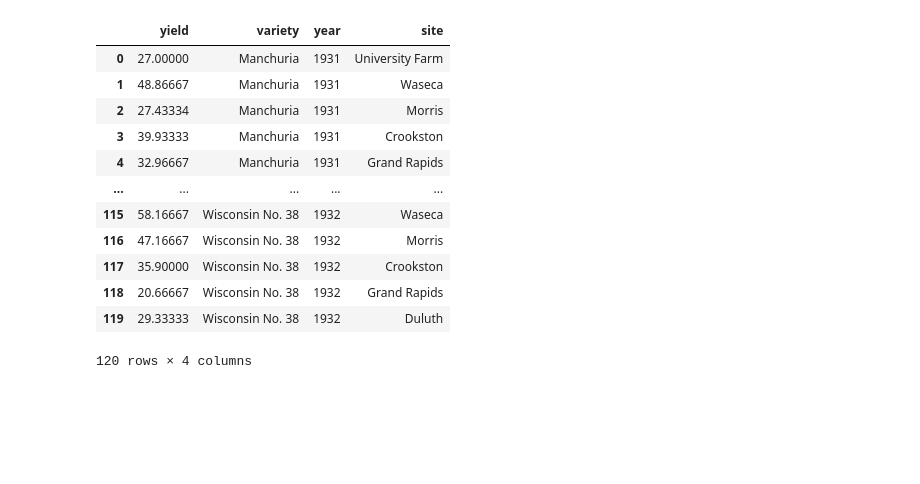
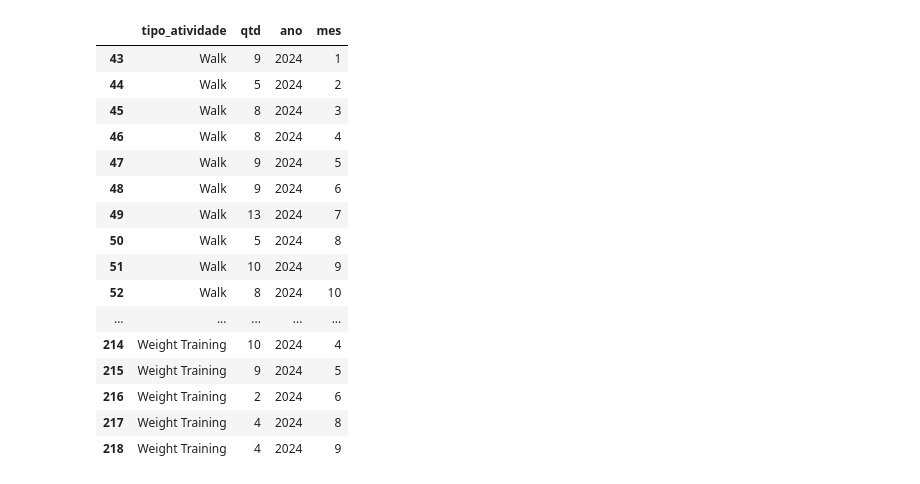
Before and after one commit to Bergolito/atividades-strava-bergson, a Jupyter notebook: painel_strava_teste_graficos.ipynb, the cells around one changed output. Drawn from its saved outputs; the diff is of its cells as text; code cells hidden in the pictures; blank space fills up the shorter version.

```diff
--- a/painel_strava_teste_graficos.ipynb
+++ b/painel_strava_teste_graficos.ipynb
@@ -103,22 +101,26 @@ alt.Chart(source).mark_bar().encode(
 # %% [output]
 [interactive output not drawn]
 # %%
-import altair as alt
-from vega_datasets import data
+df_teste = pd.read_csv('datasets/gerais/atividades_geral_por_tipo_ano_mes.csv', sep=',', encoding="ISO-8859-1")
+df_teste
 
-source = data.barley()
-source
+df_filtrado = df_teste[(df_teste['ano'] == 2024)]
+df_filtrado
 # %% [output]
-|  | yield | variety | year | site |
-| 0 | 27.00000 | Manchuria | 1931 | University Farm |
-| 1 | 48.86667 | Manchuria | 1931 | Waseca |
-| 2 | 27.43334 | Manchuria | 1931 | Morris |
-| 3 | 39.93333 | Manchuria | 1931 | Crookston |
-| 4 | 32.96667 | Manchuria | 1931 | Grand Rapids |
+|  | tipo_atividade | qtd | ano | mes |
+| 43 | Walk | 9 | 2024 | 1 |
+| 44 | Walk | 5 | 2024 | 2 |
+| 45 | Walk | 8 | 2024 | 3 |
+| 46 | Walk | 8 | 2024 | 4 |
+| 47 | Walk | 9 | 2024 | 5 |
+| 48 | Walk | 9 | 2024 | 6 |
+| 49 | Walk | 13 | 2024 | 7 |
+| 50 | Walk | 5 | 2024 | 8 |
+| 51 | Walk | 10 | 2024 | 9 |
+| 52 | Walk | 8 | 2024 | 10 |
 | ... | ... | ... | ... | ... |
-| 115 | 58.16667 | Wisconsin No. 38 | 1932 | Waseca |
-| 116 | 47.16667 | Wisconsin No. 38 | 1932 | Morris |
-| 117 | 35.90000 | Wisconsin No. 38 | 1932 | Crookston |
-| 118 | 20.66667 | Wisconsin No. 38 | 1932 | Grand Rapids |
-| 119 | 29.33333 | Wisconsin No. 38 | 1932 | Duluth |
+| 214 | Weight Training | 10 | 2024 | 4 |
+| 215 | Weight Training | 9 | 2024 | 5 |
+| 216 | Weight Training | 2 | 2024 | 6 |
+| 217 | Weight Training | 4 | 2024 | 8 |
+| 218 | Weight Training | 4 | 2024 | 9 |
-120 rows × 4 columns
```
Also changed, not shown: parts of 3 cells of this notebook, 23 other files.
